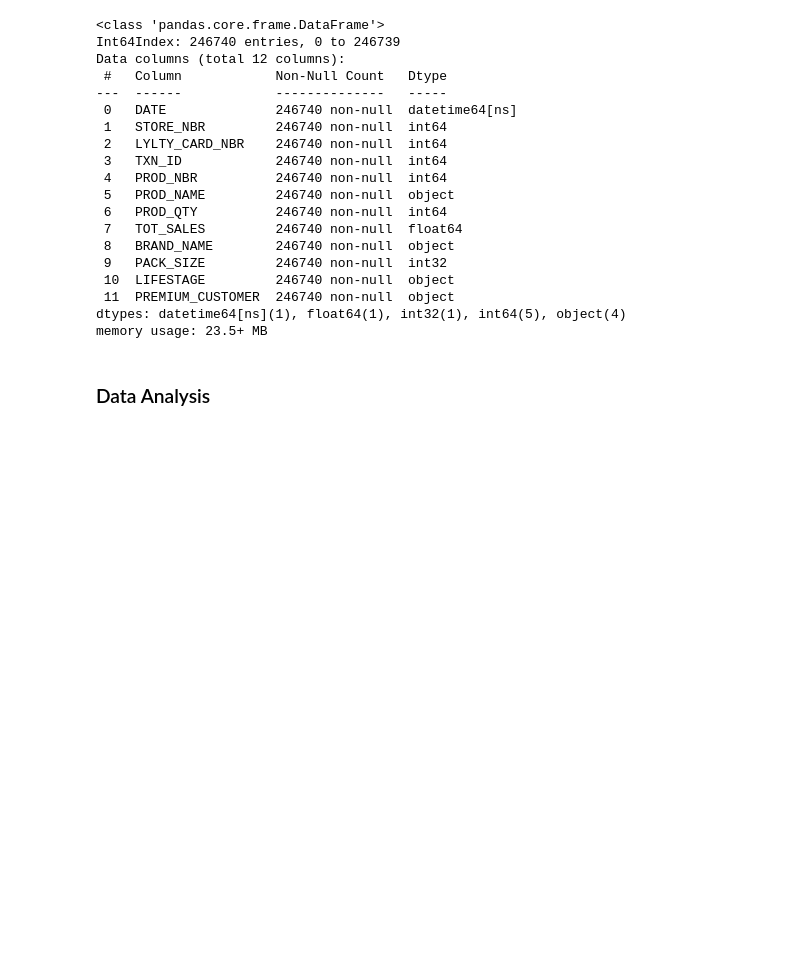
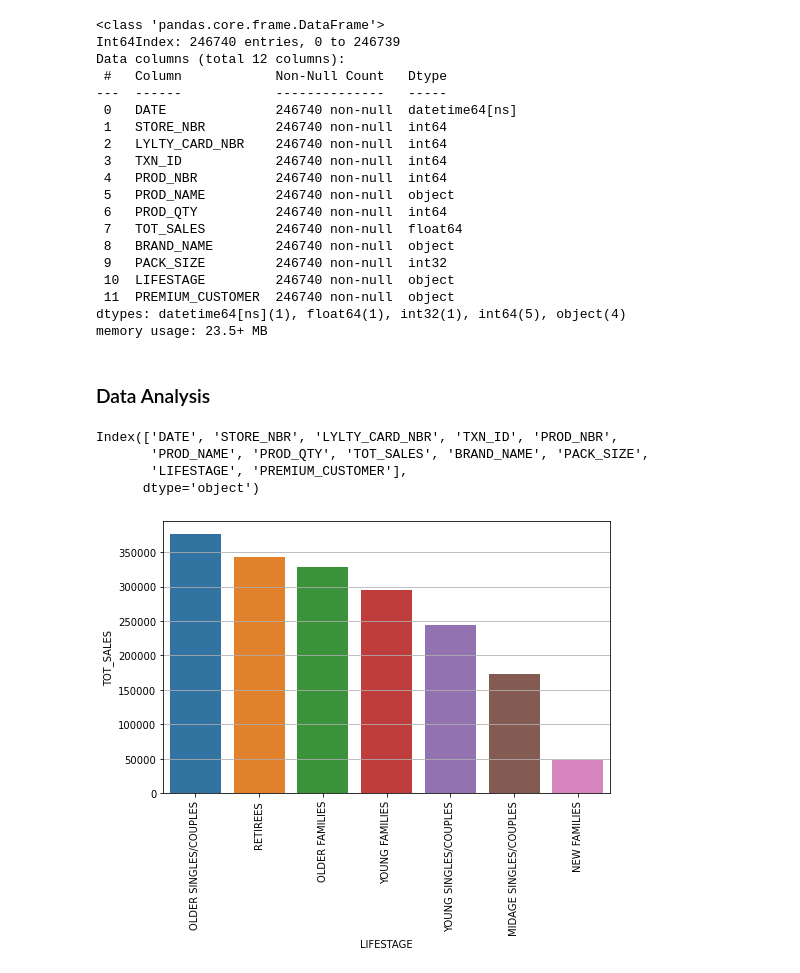
Before and after one commit to mGurjar187/Forage---Quantium-Data-Analytics-Project, a Jupyter notebook: Quantium EDA.ipynb, the cells around one changed output. Cells and saved outputs as stored; diff of their text form; code cells hidden in the pictures; blank space fills up the shorter version.

Commit message:
Added data analysis viz's

```diff
--- a/Quantium EDA.ipynb
+++ b/Quantium EDA.ipynb
@@ -402,2 +382,22 @@ df.to_csv('Clean_QV_Data.csv', index=False)
 # %% [markdown]
 ### Data Analysis
+# %%
+df.columns
+# %% [output]
+Index(['DATE', 'STORE_NBR', 'LYLTY_CARD_NBR', 'TXN_ID', 'PROD_NBR',
+       'PROD_NAME', 'PROD_QTY', 'TOT_SALES', 'BRAND_NAME', 'PACK_SIZE',
+       'LIFESTAGE', 'PREMIUM_CUSTOMER'],
+      dtype='object')
+# %%
+# Calculating total sales by Lifestage of Customer
+SalesbyLifestage = pd.pivot_table(df, index = 'LIFESTAGE', values = 'TOT_SALES', aggfunc = np.sum).sort_values(by='TOT_SALES', ascending = False)
+SalesbyLifestage = SalesbyLifestage.reset_index()
+# %%
+# Total Sales by Lifestage of Customer
+fig, ax = plt.subplots(figsize=(8,5))
+sns.barplot(data = SalesbyLifestage, x = 'LIFESTAGE', y = 'TOT_SALES')
+plt.xticks(rotation = 90)
+plt.grid(axis = 'y')
+plt.show()
+# %% [output]
+[figure, added]
```
Also changed, not shown: parts of 5 cells of this notebook.
